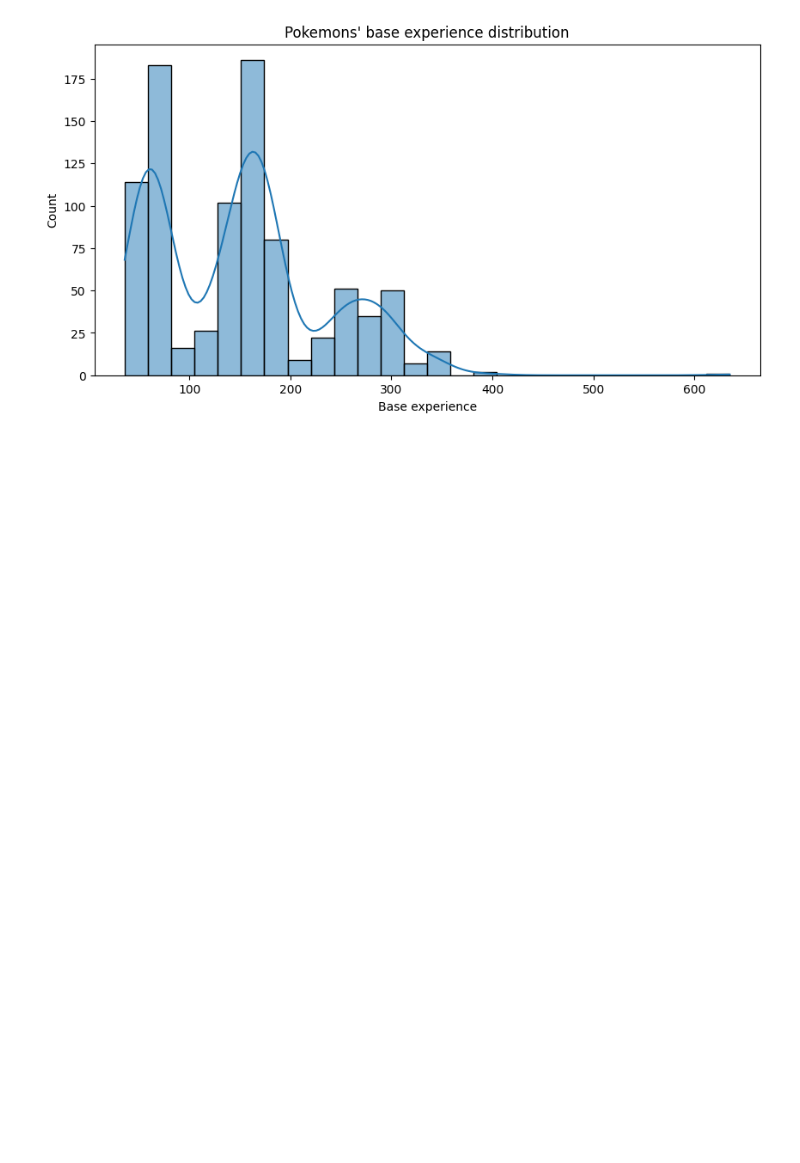
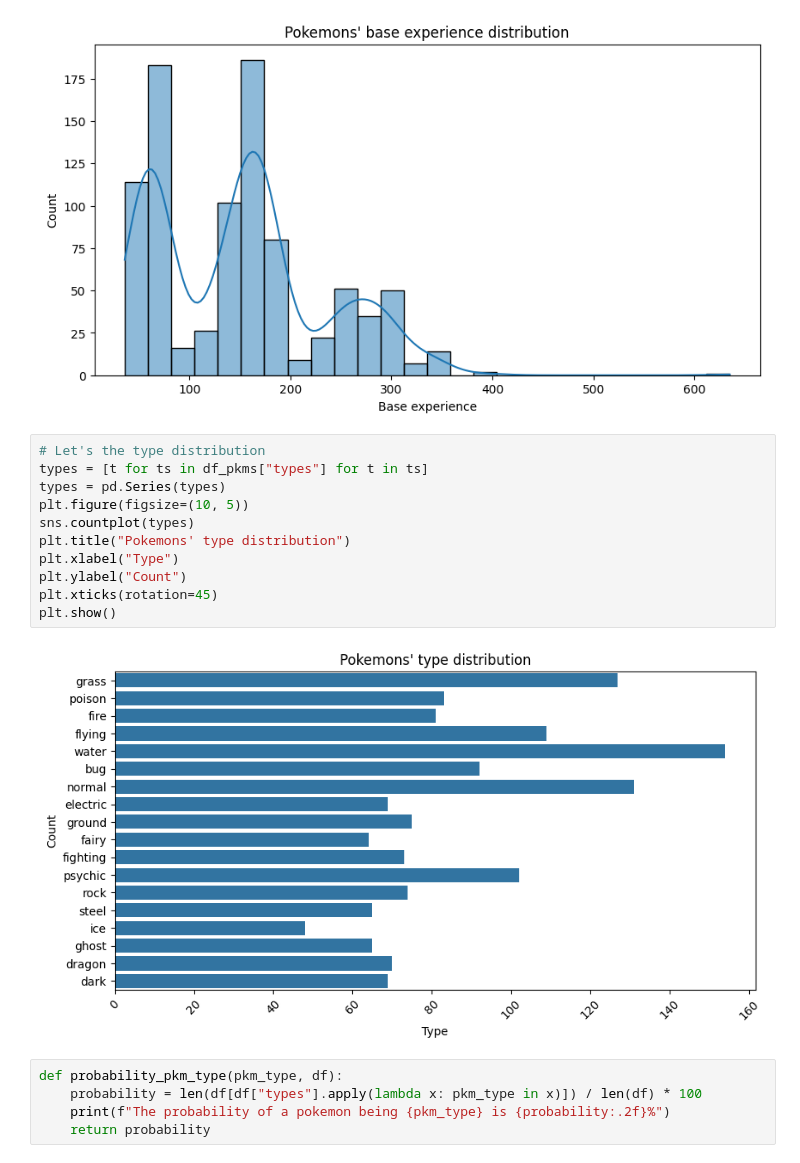
Before and after one commit to Tamicktom/pokemon-data, a Jupyter notebook: exploratory-analysis.ipynb, the cells around one changed output. Saved outputs shown, nothing was run; the diff lists cells and outputs as text; blank space fills up the shorter version.

```diff
--- a/exploratory-analysis.ipynb
+++ b/exploratory-analysis.ipynb
@@ -68,3 +68,21 @@ plt.xlabel("Base experience")
 plt.show()
 # %% [output]
 [figure]
+# %%
+# Let's the type distribution
+types = [t for ts in df_pkms["types"] for t in ts]
+types = pd.Series(types)
+plt.figure(figsize=(10, 5))
+sns.countplot(types)
+plt.title("Pokemons' type distribution")
+plt.xlabel("Type")
+plt.ylabel("Count")
+plt.xticks(rotation=45)
+plt.show()
+# %% [output]
+[figure, added]
+# %%
+def probability_pkm_type(pkm_type, df):
+    probability = len(df[df["types"].apply(lambda x: pkm_type in x)]) / len(df) * 100
+    print(f"The probability of a pokemon being {pkm_type} is {probability:.2f}%")
+    return probability
```
Also changed, not shown: parts of 1 cell of this notebook.
